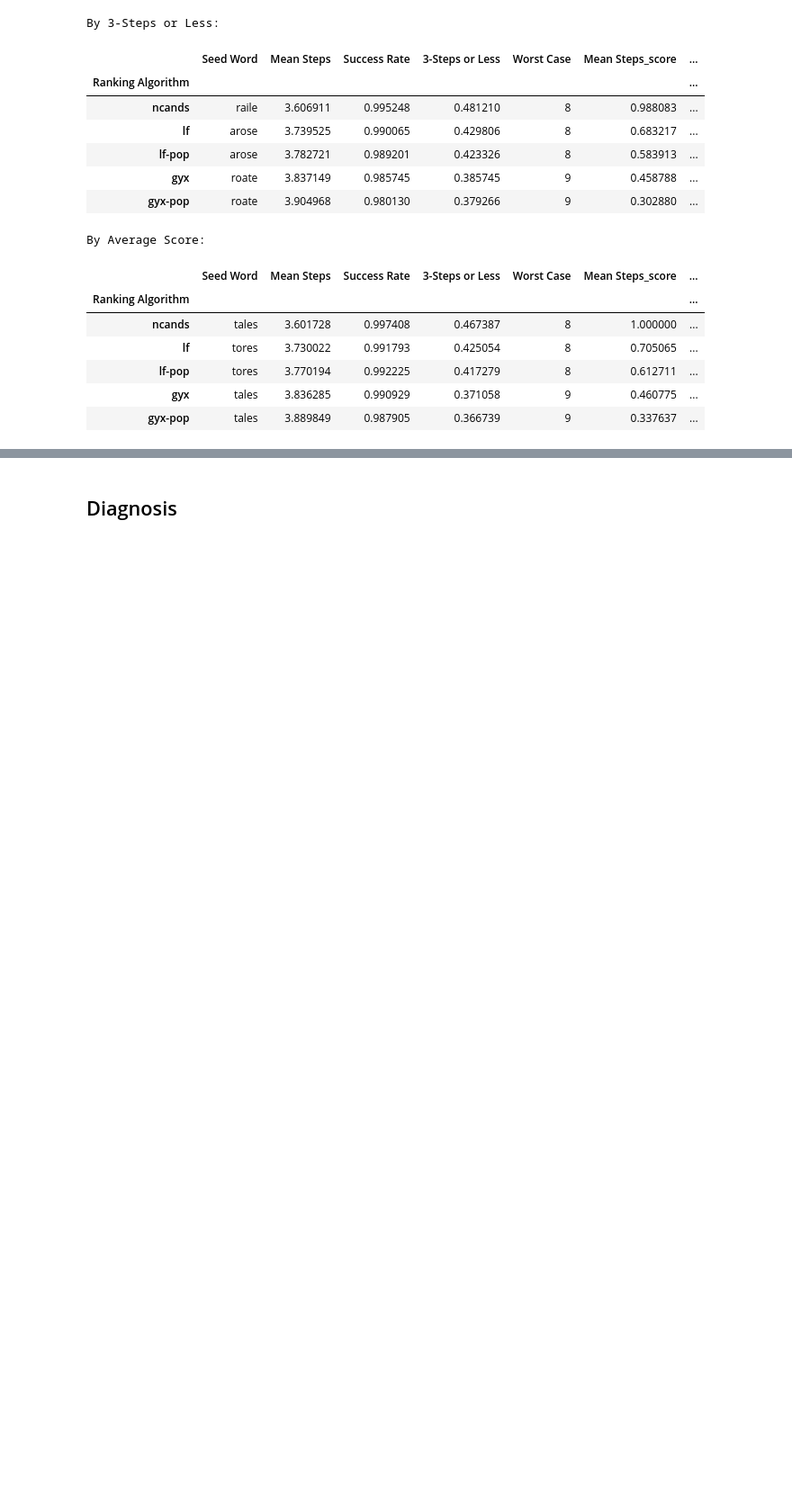
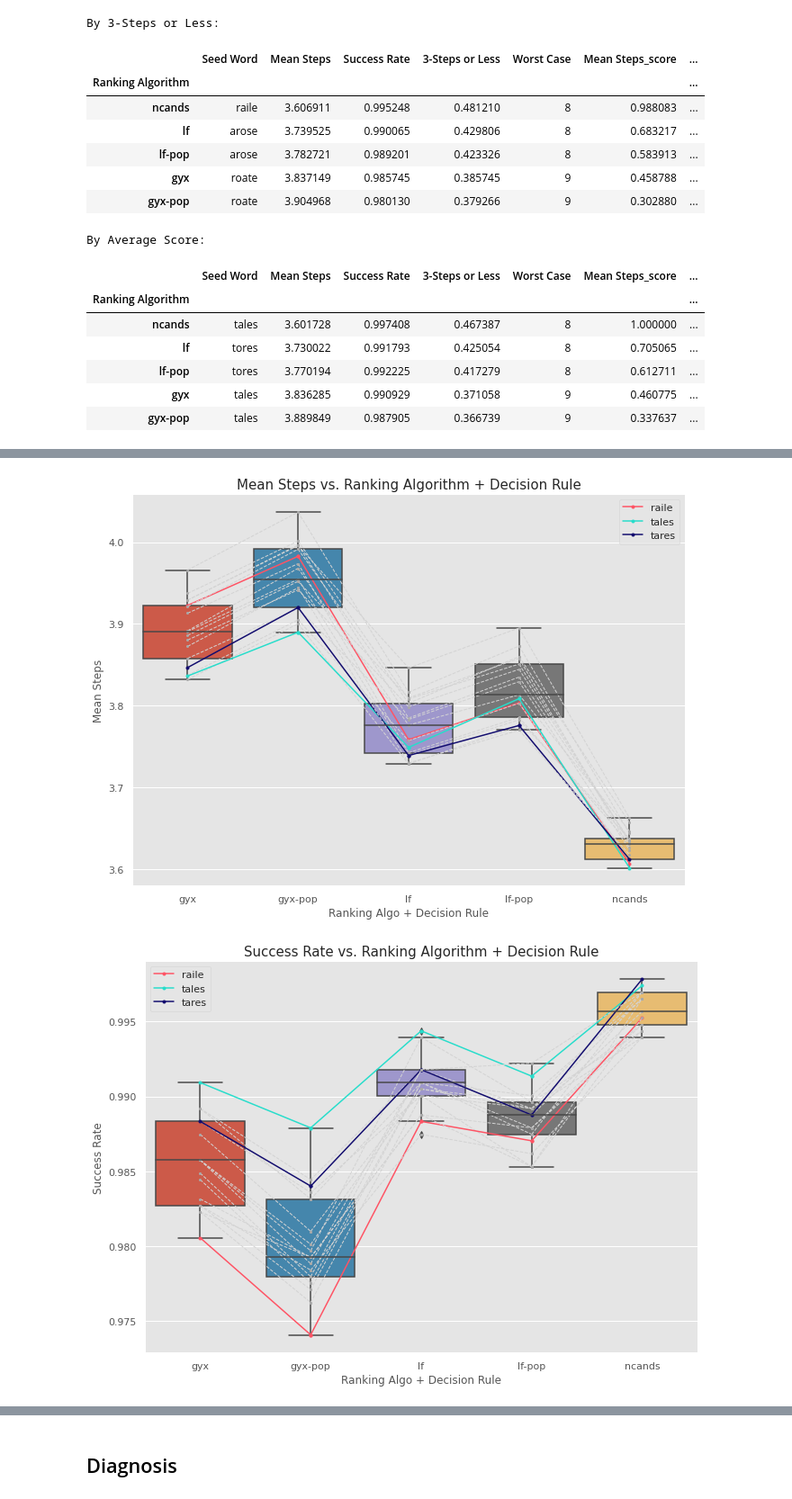
Before and after one commit to chrischow/wordle_solver, a Jupyter notebook: notebooks/analyse_results.ipynb, the cells around one changed output, grey strips where cells are left out. Shown at 90% size. Cells and saved outputs as stored; diff of their text form; code cells hidden in the pictures; blank space fills up the shorter version.

```diff
--- a/notebooks/analyse_results.ipynb
+++ b/notebooks/analyse_results.ipynb
@@ -206,15 +207,3 @@ By Average Score:
 | lf-pop | tores | 3.770194 | 0.992225 | 0.417279 | 8 | 0.612711 | ... |
 | gyx | tales | 3.836285 | 0.990929 | 0.371058 | 9 | 0.460775 | ... |
 | gyx-pop | tales | 3.889849 | 0.987905 | 0.366739 | 9 | 0.337637 | ... |
-# %%
-for metric in metrics:
-
-    df.groupby('Ranking Algorithm')[metric].plot.density(figsize=(10,6))
-    plt.legend()
-    plt.title(metric, fontdict=fontdict)
-    plt.show()
-
-df.groupby('Ranking Algorithm')['avg_score'].plot.density(figsize=(10,6))
-plt.legend()
-plt.title('Average Score', fontdict=fontdict)
-plt.show()
@@ -286,2 +209,0 @@ Notes:
-# %%
-df['resid'] = res_mean_steps.resid
@@ -368,0 +210,51 @@ Notes:
+# %%
+df_sorted = df.sort_values('Ranking Algorithm', key=lambda x: x.replace({
+    'gyx': 0, 'gyx-pop': 1, 'lf': 2, 'lf-pop': 3, 'ncands': 4
+}))
+
+for metric in metrics:
+
+    plt.figure(figsize=(11, 8))
+    sns.boxplot(y=metric, x='Ranking Algorithm', data=df_sorted)
+    plt.title(f'{metric} vs. Ranking Algorithm + Decision Rule', fontdict=fontdict)
+    plt.xlabel('Ranking Algo + Decision Rule')
+    ax = plt.gca()
+
+    for word in df['Seed Word'].unique():
+        if word in ['tales', 'tares', 'raile']:
+            lw = 1.5
+            ls = 'solid'
+            ms = 3
+        else:
+            lw = 1
+            ls = 'dashed'
+            ms = 2
+        if word == 'tales':
+            color = '#27ddcb'
+            mc = '#27ddcb'
+            label = word
+        elif word == 'tares':
+            color = '#120c6e'
+            mc = '#120c6e'
+            label = word
+        elif word == 'raile':
+            color = '#ff5364'
+            mc = '#ff5364'
+            label = word
+        else:
+            color = 'lightgrey'
+            mc = 'darkgrey'
+            label = None
+        linedata = df_sorted.loc[df_sorted['Seed Word'].eq(word)].reset_index(drop=True)
+        for i, row in linedata.iterrows():
+            if i == linedata.shape[0]-1:
+                break
+            ax.plot([i, i+1], [row[metric], linedata[metric].iloc[i+1]],
+                    linewidth=lw, linestyle=ls, color=color, marker='o',
+                    markersize=ms, markerfacecolor=mc, markeredgecolor=mc, label=label)
+            label = None
+    plt.legend()
+    plt.show()
+# %% [output]
+[figure, added]
+[figure, added]
```
Also changed, not shown: parts of 20 cells of this notebook, 1 other file.
